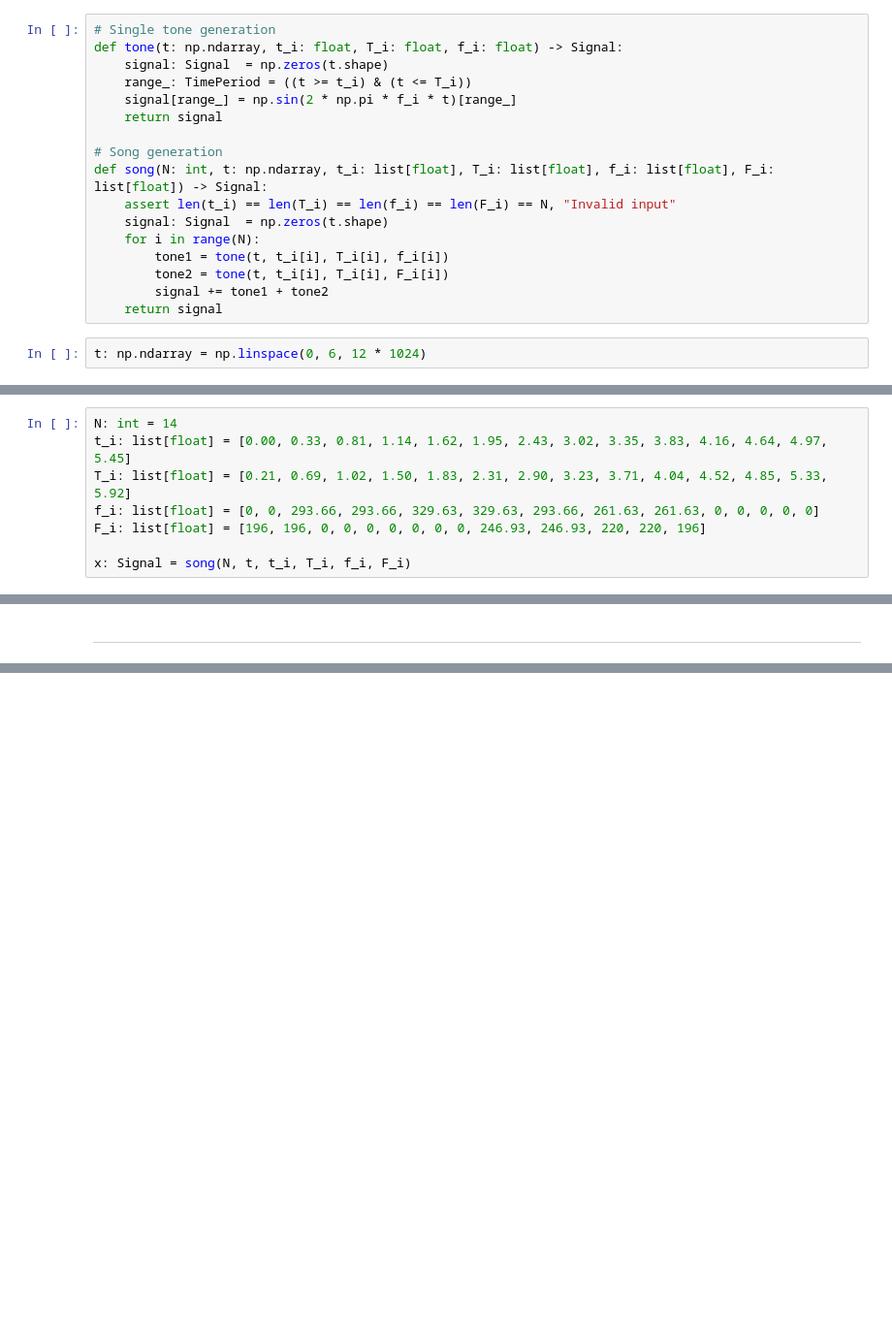
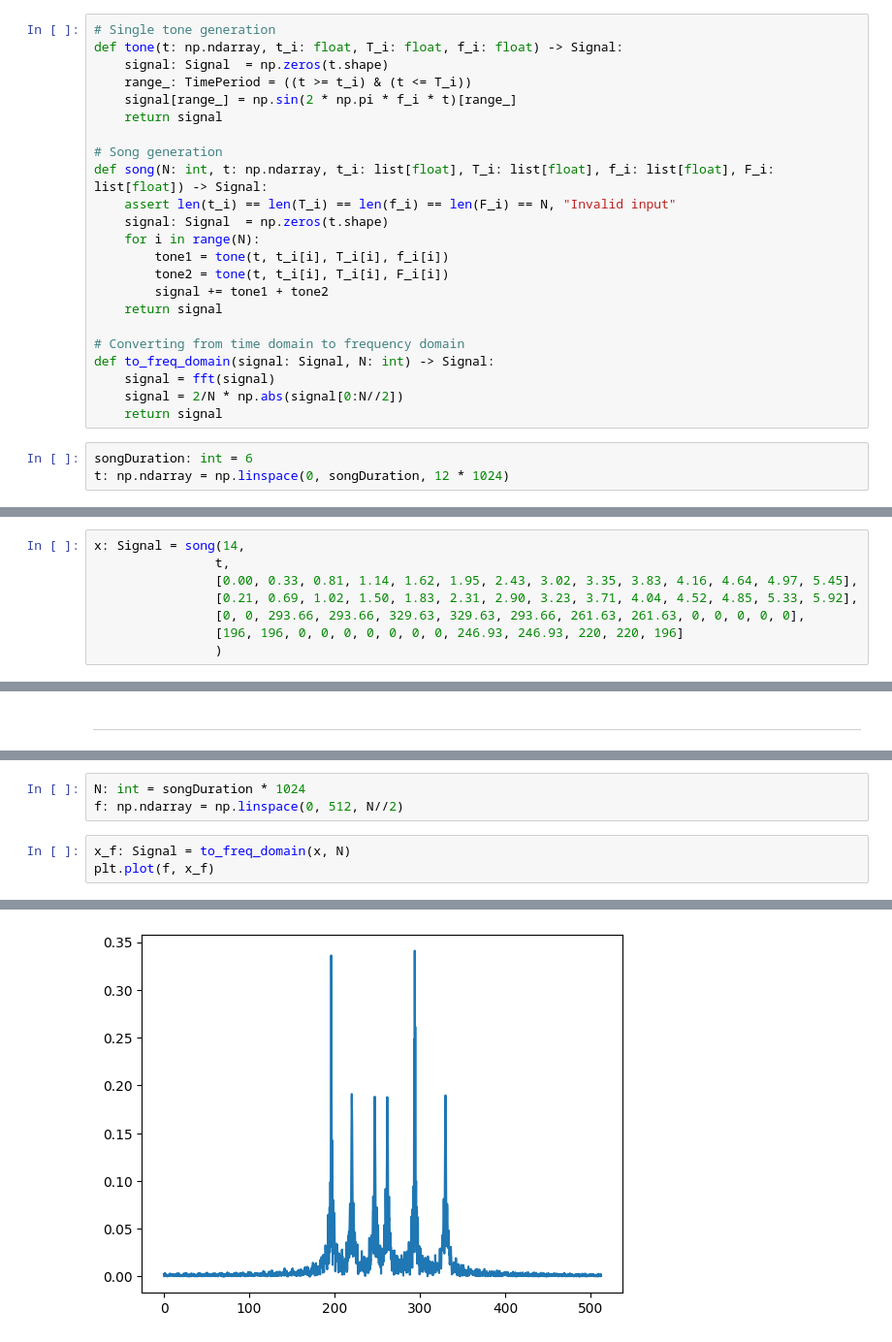
Before and after one commit to Hamada-Gado/Audio-Processing, a Jupyter notebook: main.ipynb, the cells around one changed output, grey strips where cells are left out. Shown at 97% size. Drawn from its saved outputs; the diff is of its cells as text; blank space fills up the shorter version.

```diff
--- a/main.ipynb
+++ b/main.ipynb
@@ -29,5 +30,12 @@ def song(N: int, t: np.ndarray, t_i: list[float], T_i: list[float], f_i: list[fl
         tone2 = tone(t, t_i[i], T_i[i], F_i[i])
         signal += tone1 + tone2
     return signal
+
+# Converting from time domain to frequency domain
+def to_freq_domain(signal: Signal, N: int) -> Signal:
+    signal = fft(signal)
+    signal = 2/N * np.abs(signal[0:N//2])
+    return signal
 # %%
-t: np.ndarray = np.linspace(0, 6, 12 * 1024)
+songDuration: int = 6
+t: np.ndarray = np.linspace(0, songDuration, 12 * 1024)
@@ -41,11 +42,11 @@ sd.play(x_1, 3 * 1024)
 # %%
-N: int = 14
-t_i: list[float] = [0.00, 0.33, 0.81, 1.14, 1.62, 1.95, 2.43, 3.02, 3.35, 3.83, 4.16, 4.64, 4.97, 5.45]
-T_i: list[float] = [0.21, 0.69, 1.02, 1.50, 1.83, 2.31, 2.90, 3.23, 3.71, 4.04, 4.52, 4.85, 5.33, 5.92]
-f_i: list[float] = [0, 0, 293.66, 293.66, 329.63, 329.63, 293.66, 261.63, 261.63, 0, 0, 0, 0, 0]
-F_i: list[float] = [196, 196, 0, 0, 0, 0, 0, 0, 0, 246.93, 246.93, 220, 220, 196]
-
-x: Signal = song(N, t, t_i, T_i, f_i, F_i)
+x: Signal = song(14,
+                t,
+                [0.00, 0.33, 0.81, 1.14, 1.62, 1.95, 2.43, 3.02, 3.35, 3.83, 4.16, 4.64, 4.97, 5.45],
+                [0.21, 0.69, 1.02, 1.50, 1.83, 2.31, 2.90, 3.23, 3.71, 4.04, 4.52, 4.85, 5.33, 5.92],
+                [0, 0, 293.66, 293.66, 329.63, 329.63, 293.66, 261.63, 261.63, 0, 0, 0, 0, 0],
+                [196, 196, 0, 0, 0, 0, 0, 0, 0, 246.93, 246.93, 220, 220, 196]
+                )
 # %%
 plt.plot(t, x)
 sd.play(x, 3 * 1024)
@@ -55,0 +59,7 @@ sd.play(x, 3 * 1024)
+# %%
+N: int = songDuration * 1024
+f: np.ndarray = np.linspace(0, 512, N//2)
+# %%
+x_f: Signal = to_freq_domain(x, N)
+plt.plot(f, x_f)
+# %% [output]
@@ -55,0 +67 @@ sd.play(x, 3 * 1024)
+[figure, added]
```
Also changed, not shown: parts of 10 cells of this notebook.
